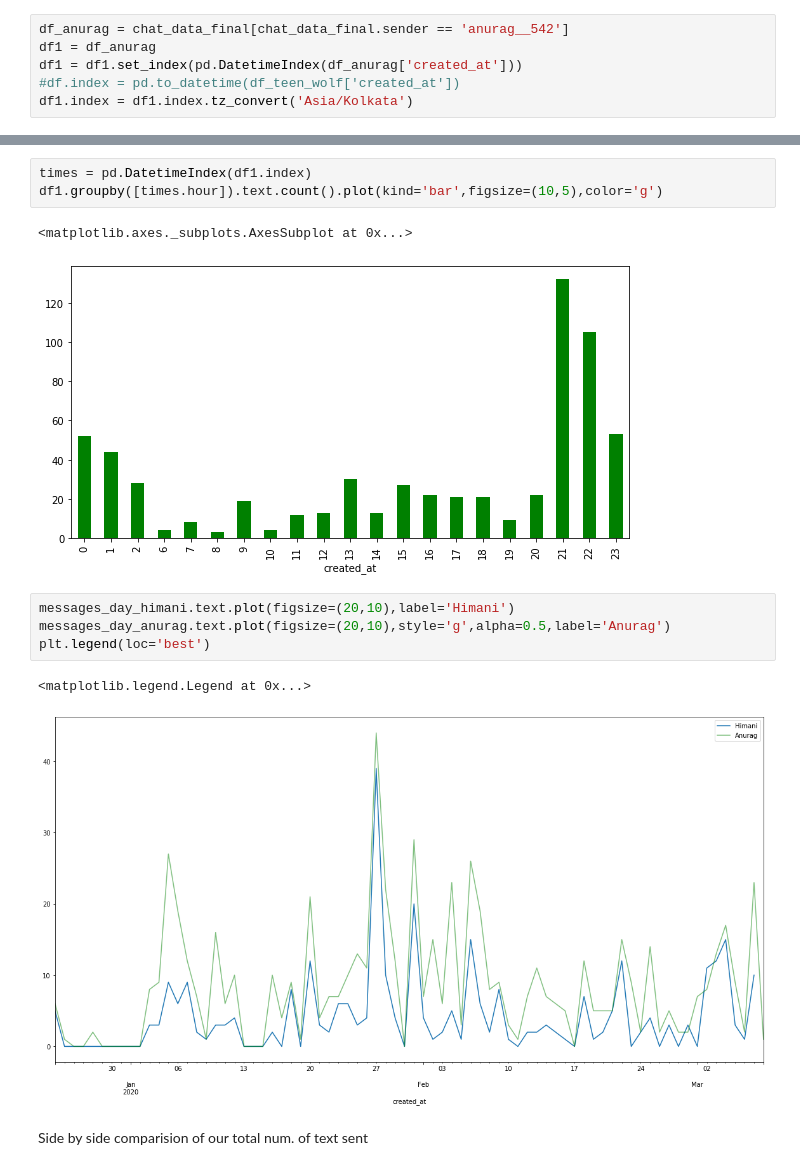
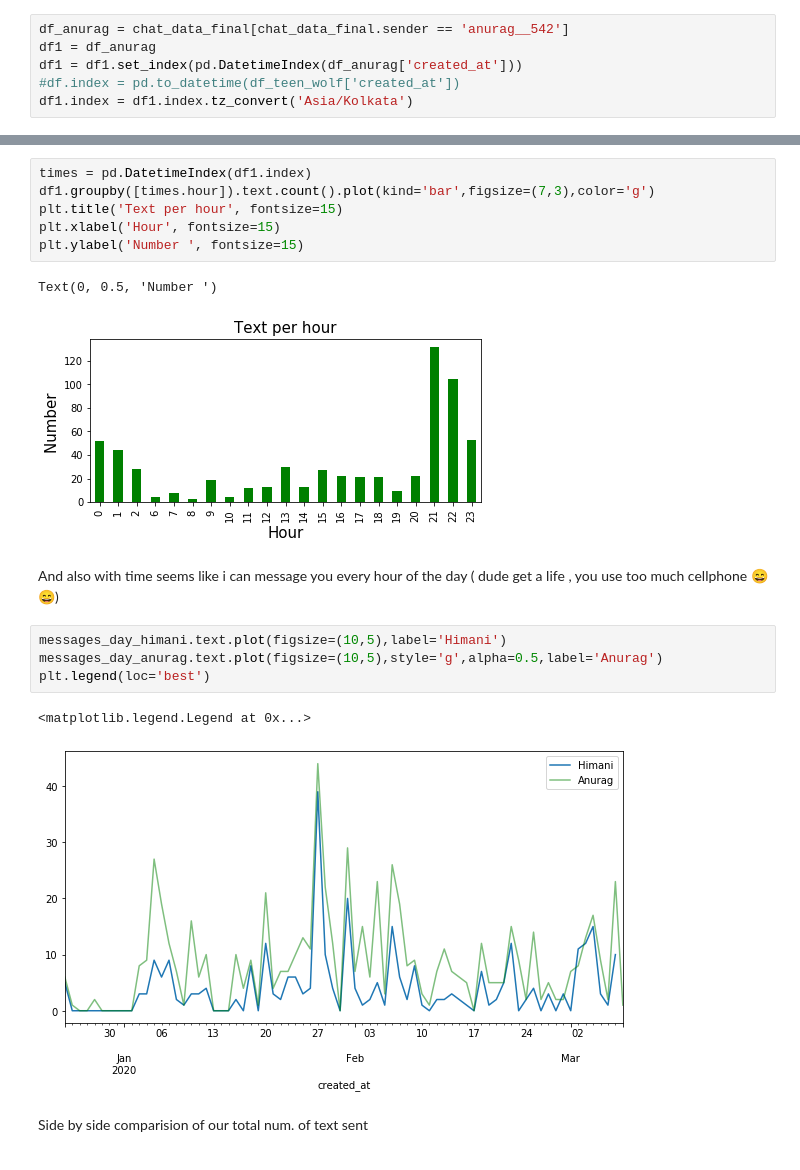
Before and after one commit to itsajoke542/chat_analyser, a Jupyter notebook: final_chat_analyser.ipynb, the cells around one changed output, grey strips where cells are left out. Saved outputs shown, nothing was run; the diff lists cells and outputs as text.

```diff
--- a/final_chat_analyser.ipynb
+++ b/final_chat_analyser.ipynb
@@ -131,16 +158,21 @@ df1.groupby('weekday')['created_at'].count().plot(kind='bar',figsize=(10,5))
 # %%
 times = pd.DatetimeIndex(df1.index)
-df1.groupby([times.hour]).text.count().plot(kind='bar',figsize=(10,5),color='g')
+df1.groupby([times.hour]).text.count().plot(kind='bar',figsize=(7,3),color='g')
+plt.title('Text per hour', fontsize=15)
+plt.xlabel('Hour', fontsize=15)
+plt.ylabel('Number ', fontsize=15)
 # %% [output]
-<matplotlib.axes._subplots.AxesSubplot at 0x...>
+Text(0, 0.5, 'Number ')
-[figure, old version]
+[figure, new version]
+# %% [markdown]
+And also with time seems like i can message you every hour of the day ( dude get a life , you use too much cellphone 😄😄)
 # %%
-messages_day_himani.text.plot(figsize=(20,10),label='Himani')
-messages_day_anurag.text.plot(figsize=(20,10),style='g',alpha=0.5,label='Anurag')
+messages_day_himani.text.plot(figsize=(10,5),label='Himani')
+messages_day_anurag.text.plot(figsize=(10,5),style='g',alpha=0.5,label='Anurag')
 plt.legend(loc='best')
 # %% [output]
 <matplotlib.legend.Legend at 0x...>
-[figure, old version]
+[figure, new version]
 # %% [markdown]
 Side by side comparision of our total num. of text sent
 # %%
```
Also changed, not shown: parts of 21 cells of this notebook.
